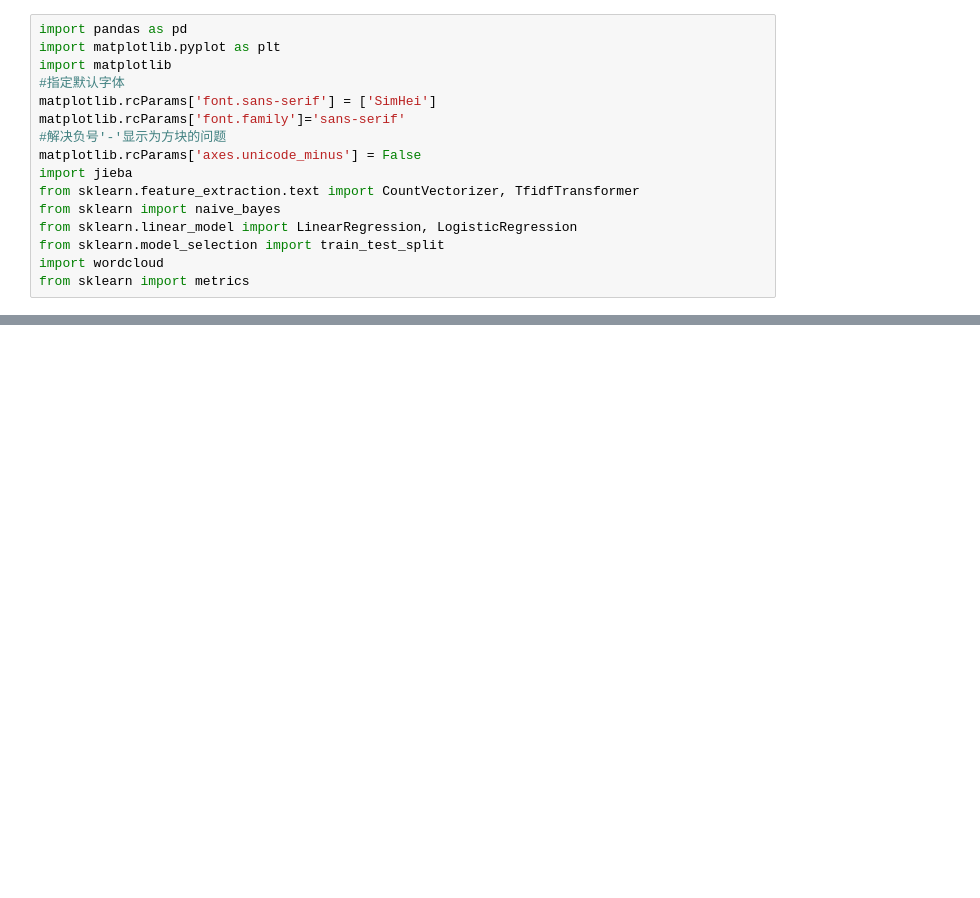
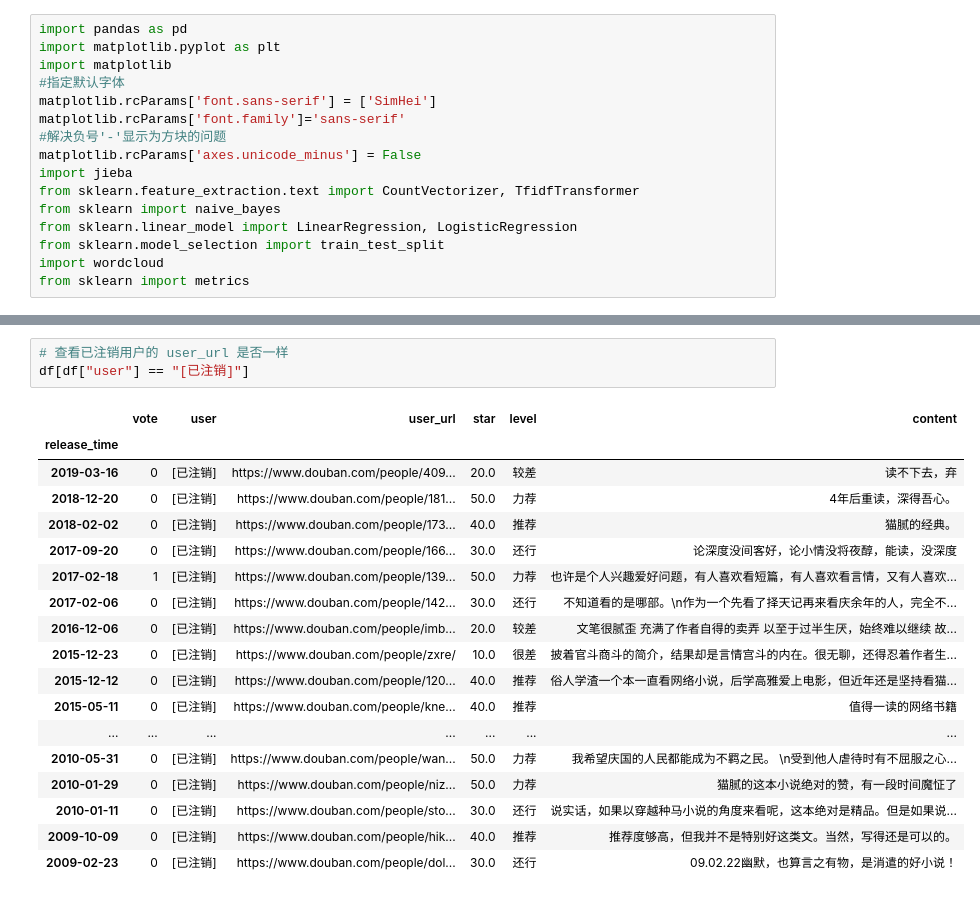
Before and after one commit to nickliqian/keep_learning, a Jupyter notebook: MixNotes/书评论情感分析/sen.ipynb, the cells around one changed output, grey strips where cells are left out. Cells and saved outputs as stored; diff of their text form; blank space fills up the shorter version.

Commit message:
update douban comment analyses

```diff
--- a/MixNotes/书评论情感分析/sen.ipynb
+++ b/MixNotes/书评论情感分析/sen.ipynb
@@ -328,0 +120,22 @@ print("** auc_value: 【{}】 **".format(auc_value))
+# %%
+# 查看已注销用户的 user_url 是否一样
+df[df["user"] == "[已注销]"]
+# %% [output]
+|  | vote | user | user_url | star | level | content |
+| release_time |  |  |  |  |  |  |
+| 2019-03-16 | 0 | [已注销] | https://www.douban.com/people/409... | 20.0 | 较差 | 读不下去，弃 |
+| 2018-12-20 | 0 | [已注销] | https://www.douban.com/people/181... | 50.0 | 力荐 | 4年后重读，深得吾心。 |
+| 2018-02-02 | 0 | [已注销] | https://www.douban.com/people/173... | 40.0 | 推荐 | 猫腻的经典。 |
+| 2017-09-20 | 0 | [已注销] | https://www.douban.com/people/166... | 30.0 | 还行 | 论深度没间客好，论小情没将夜醇，能读，没深度 |
+| 2017-02-18 | 1 | [已注销] | https://www.douban.com/people/139... | 50.0 | 力荐 | 也许是个人兴趣爱好问题，有人喜欢看短篇，有人喜欢看言情，又有人喜欢... |
+| 2017-02-06 | 0 | [已注销] | https://www.douban.com/people/142... | 30.0 | 还行 | 不知道看的是哪部。\n作为一个先看了择天记再来看庆余年的人，完全不... |
+| 2016-12-06 | 0 | [已注销] | https://www.douban.com/people/imb... | 20.0 | 较差 | 文笔很腻歪 充满了作者自得的卖弄 以至于过半生厌，始终难以继续 故... |
+| 2015-12-23 | 0 | [已注销] | https://www.douban.com/people/zxre/ | 10.0 | 很差 | 披着官斗商斗的简介，结果却是言情宫斗的内在。很无聊，还得忍着作者生... |
+| 2015-12-12 | 0 | [已注销] | https://www.douban.com/people/120... | 40.0 | 推荐 | 俗人学渣一个本一直看网络小说，后学高雅爱上电影，但近年还是坚持看猫... |
+| 2015-05-11 | 0 | [已注销] | https://www.douban.com/people/kne... | 40.0 | 推荐 | 值得一读的网络书籍 |
+| ... | ... | ... | ... | ... | ... | ... |
+| 2010-05-31 | 0 | [已注销] | https://www.douban.com/people/wan... | 50.0 | 力荐 | 我希望庆国的人民都能成为不羁之民。 \n受到他人虐待时有不屈服之心... |
+| 2010-01-29 | 0 | [已注销] | https://www.douban.com/people/niz... | 50.0 | 力荐 | 猫腻的这本小说绝对的赞，有一段时间魔怔了 |
+| 2010-01-11 | 0 | [已注销] | https://www.douban.com/people/sto... | 30.0 | 还行 | 说实话，如果以穿越种马小说的角度来看呢，这本绝对是精品。但是如果说... |
+| 2009-10-09 | 0 | [已注销] | https://www.douban.com/people/hik... | 40.0 | 推荐 | 推荐度够高，但我并不是特别好这类文。当然，写得还是可以的。 |
+| 2009-02-23 | 0 | [已注销] | https://www.douban.com/people/dol... | 30.0 | 还行 | 09.02.22幽默，也算言之有物，是消遣的好小说！ |
```
Also changed, not shown: parts of 72 cells of this notebook, 2 other files.
